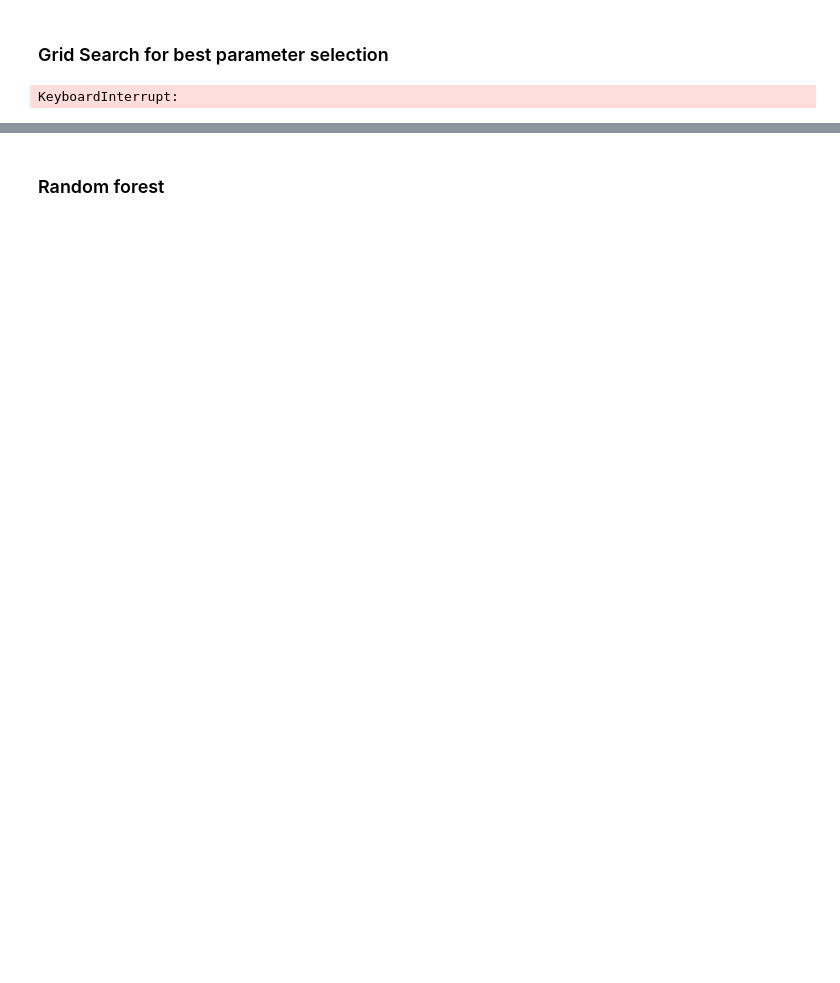
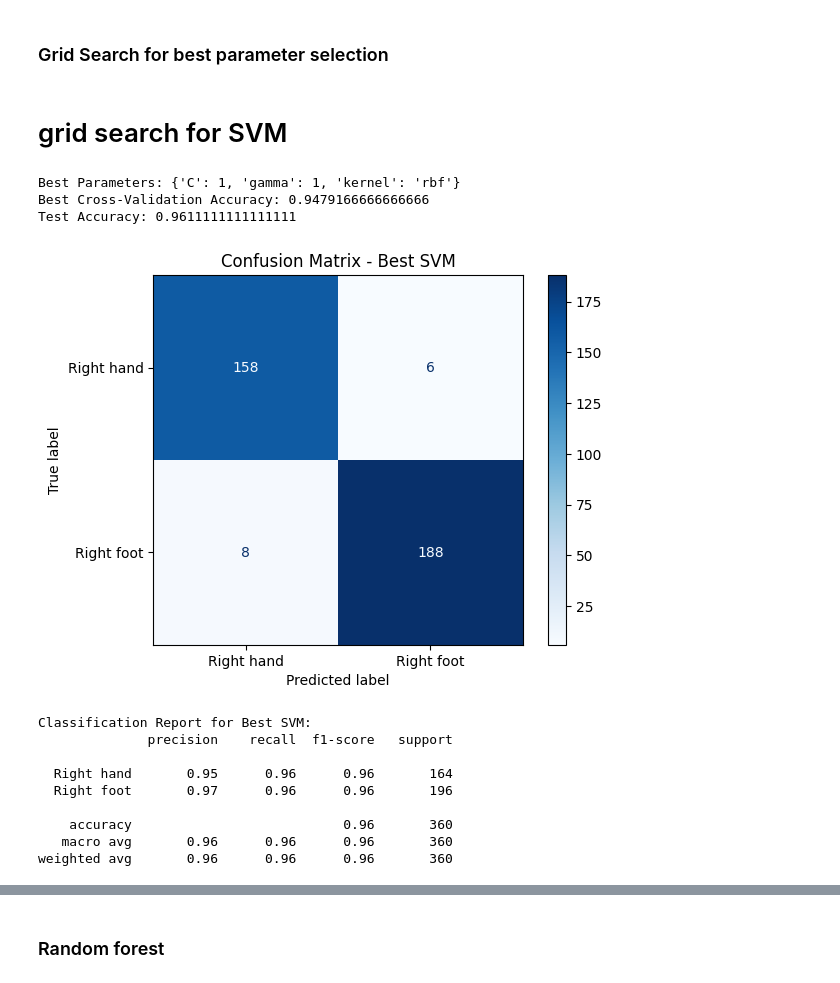
Before and after one commit to mazils/Tools-of-AI, a Jupyter notebook: clasification.ipynb, the cells around one changed output, grey strips where cells are left out. Cells and saved outputs as stored; diff of their text form; code cells hidden in the pictures; blank space fills up the shorter version.

Commit message:
grid search

```diff
--- a/clasification.ipynb
+++ b/clasification.ipynb
@@ -159,7 +161,7 @@ Right_foot = Right_foot.reshape(500*20, 1000) # Reshape the right foot data of s
 # %% [markdown]
 ### Now create a binary labels indicating RH and RF
 # %%
-Y = np.concatenate((np.zeros((400*20,1)), np.ones((500 *20,1))), axis=0)
+Y = np.concatenate((np.zeros((400*2,1)), np.ones((500 *2,1))), axis=0)
 X = np.concatenate((Right_hand,Right_foot)) # 0 indicate RH and 1 indicate RF
 # %% [markdown]
 ## This section indicate feature extraction
@@ -389,7 +395,8 @@ Number of components to select: 9
 # %%
 from sklearn.decomposition import PCA
 
-pca = PCA(n_components=9)
+pca = PCA(n_components=num_components)
 pca_result = pca.fit_transform(normalized_data)
 print("Explained Variance Ratio:", pca.explained_variance_ratio_)
+print("Sum of Explained Variance Ratio:", np.sum(pca.explained_variance_ratio_))
 # %% [output]
@@ -668,32 +590,62 @@ KeyboardInterrupt:
 # %% [markdown]
 ### Grid Search for best parameter selection
+# %% [markdown]
+# grid search for SVM
 # %%
 from sklearn.model_selection import GridSearchCV
 from sklearn.metrics import accuracy_score
-
+from sklearn.svm import SVC
+from sklearn.metrics import confusion_matrix, classification_report, ConfusionMatrixDisplay
 # Define the SVM model
 svm = SVC()
 
 # Define the grid of hyperparameters to search
 param_grid = {
     'C': [0.1, 1, 10, 100],  # Regularization parameter
     'gamma': [0.001, 0.01, 0.1, 1],  # Kernel coefficient
     'kernel': ['linear', 'rbf', 'poly']  # Kernel type
 }
 
 # Perform grid search with cross-validation
 grid_search = GridSearchCV(svm, param_grid, cv=10, scoring='accuracy')
 grid_search.fit(X_train, y_train)
 
 # Print the best parameters and best score
 print("Best Parameters:", grid_search.best_params_)
 print("Best Cross-Validation Accuracy:", grid_search.best_score_)
 
 # Train the best model on the full training set
 best_svm = grid_search.best_estimator_
 y_pred = best_svm.predict(X_test)
 
 # Evaluate the final model
 print("Test Accuracy:", accuracy_score(y_test, y_pred))
+# Generate confusion matrix
+cm = confusion_matrix(y_test, y_pred)
+disp = ConfusionMatrixDisplay(confusion_matrix=cm, display_labels=['Right hand', 'Right foot'])
+
+# Plot confusion matrix
+disp.plot(cmap=plt.cm.Blues)
+plt.title("Confusion Matrix - Best SVM")
+plt.show()
+
+# Generate classification report
+report = classification_report(y_test, y_pred, target_names=['Right hand', 'Right foot'])
+print("Classification Report for Best SVM:")
+print(report)
+# Plot decision boundary for the best SVM model
+# plot_decision_boundary(best_svm, X_train, y_train.ravel(), 'Decision Boundary - Best SVM')
 # %% [output]
-KeyboardInterrupt:
+Best Parameters: {'C': 1, 'gamma': 1, 'kernel': 'rbf'}
+Best Cross-Validation Accuracy: 0.9479166666666666
+Test Accuracy: 0.9611111111111111
+[figure, added]
+Classification Report for Best SVM:
+              precision    recall  f1-score   support
+
+  Right hand       0.95      0.96      0.96       164
+  Right foot       0.97      0.96      0.96       196
+
+    accuracy                           0.96       360
+   macro avg       0.96      0.96      0.96       360
+weighted avg       0.96      0.96      0.96       360
```
Also changed, not shown: parts of 35 cells of this notebook.
